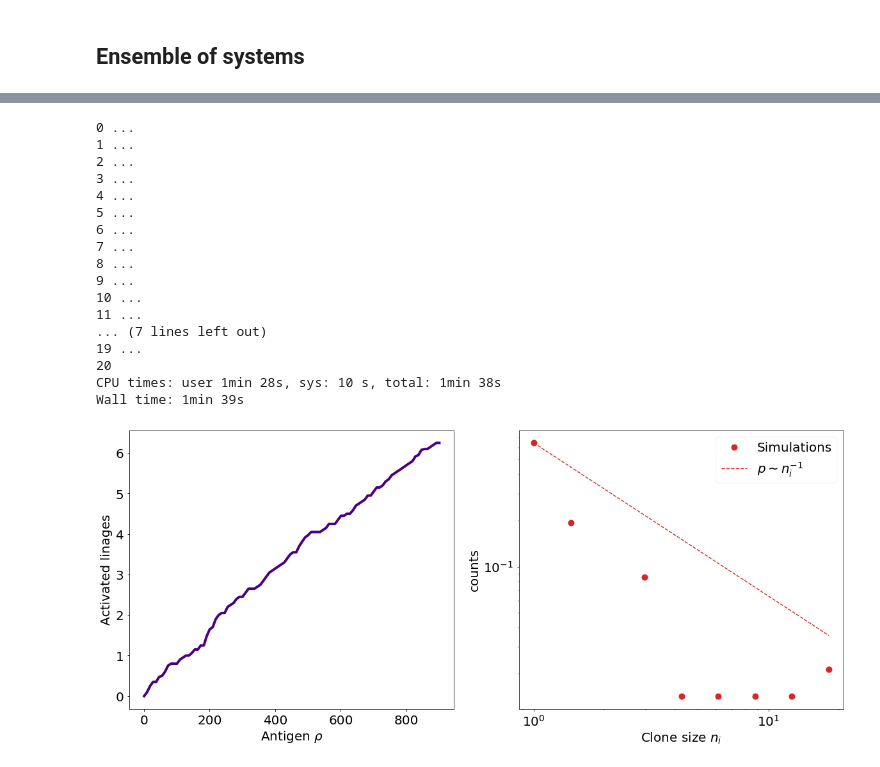
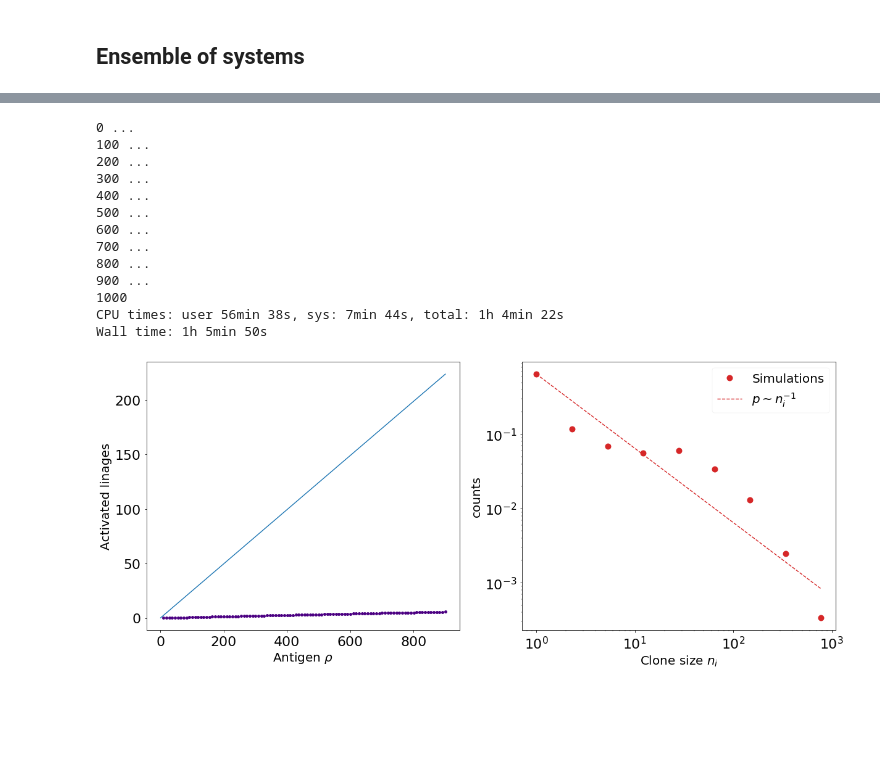
Before and after one commit to betoto008/Affinity_maturation, a Jupyter notebook: Jupyter_Notebooks/Stochastic_simulation.ipynb, the cells around one changed output, grey strips where cells are left out. Cells and saved outputs as stored; diff of their text form; code cells hidden in the pictures; blank space fills up the shorter version.

```diff
--- a/Jupyter_Notebooks/Stochastic_simulation.ipynb
+++ b/Jupyter_Notebooks/Stochastic_simulation.ipynb
@@ -157,12 +153,18 @@ Wall time: 834 µs
 # %%
 %%time
-counter = 20
+activation_time_series_rho = np.zeros(100)
+#activation_time_series_t = np.zeros(50)
+rho_new = np.linspace(1, 9e2, 100)
+#t_new = np.linspace(0, 4, 50)
+
+counter = 1000
 for i in range(counter):
     Sub_Sequences = np.random.choice(Sequences, n_linages)
     Model = Stochastic_simulation(Sequences = Sub_Sequences, n_linages=n_linages, T = T, U = U, gamma = gamma,
                                   nu = nu, R = R, beta = beta, master_Sequence_energy = 12)
     Model.Gillespie()
-    print(i, '...')
+    if(i%100==0):
+        print(i, '...')
     activated_linages_size = np.append(activated_linages_size, [Model.linages_time_series[i,-1] for i in range(n_linages) if Model.Sequences[i].active])
     activation_time_series_i = [np.sum(Model.activation_time_series[:,i]) for i in range(int(len(Model.activation_time_series[0,:])))]
     f_rho = interp1d(Model.antigen_time_series, activation_time_series_i)
@@ -175,50 +177,48 @@ activation_time_series_rho = activation_time_series_rho/counter
 print(counter)
 # %% [output]
 0 ...
-1 ...
-2 ...
-3 ...
-4 ...
-5 ...
-6 ...
-7 ...
-8 ...
-9 ...
-10 ...
-11 ...
-... (7 lines left out)
-19 ...
-20
-CPU times: user 1min 28s, sys: 10 s, total: 1min 38s
-Wall time: 1min 39s
+100 ...
+200 ...
+300 ...
+400 ...
+500 ...
+600 ...
+700 ...
+800 ...
+900 ...
+1000
+CPU times: user 56min 38s, sys: 7min 44s, total: 1h 4min 22s
+Wall time: 1h 5min 50s
 # %%
 fig, ax = plt.subplots(1,2,figsize=(20,8))
+gamma = 0.002
 
-ax[0].plot(rho_new, activation_time_series_rho, '-', ms = 5, linewidth = 4, color = 'indigo')
+ax[0].plot(rho_new, activation_time_series_rho, '.', ms = 10, linewidth = 4, color = 'indigo')
+ax[0].plot(rho_new,  U*(1/gamma)*np.exp(-gamma*(3))*rho_new)
 ax[0].set_xlabel(r'Antigen $\rho$', fontsize = 20)
 ax[0].set_ylabel(r'Activated linages', fontsize = 20)
-ax[0].tick_params(labelsize = 20)
+ax[0].tick_params(labelsize = 22)
 #ax[0].set_xscale('log')
 #ax[0].set_yscale('log')
 #ax[0].legend(loc = 0, fontsize = 20)
 
 #________________________________________________________________________________________
 data_activated_linages = np.histogram(activated_linages_size, bins = np.logspace(0,np.log10(np.max(activated_linages_size)),10))
 #ax[1].plot(data_activated_linages[1][:-1], np.cumsum(data_activated_linages[0]), marker = '.', ms = 20, linestyle = '--', linewidth = 4, color = 'tab:red')
 ax[1].plot(data_activated_linages[1][:-1], data_activated_linages[0]/np.sum(data_activated_linages[0]), marker = '.', ms = 20, linestyle = '', linewidth = 4, color = 'tab:red', label = 'Simulations')
 ax[1].plot(data_activated_linages[1][:-1], (data_activated_linages[0][0]/np.sum(data_activated_linages[0]))*(data_activated_linages[1][:-1])**(-1), linestyle = '--', color = 'tab:red', label = r'$p\sim n_i^{-1}$')
 ax[1].set_xlabel(r'Clone size $n_i$', fontsize = 20)
 ax[1].set_ylabel(r'counts', fontsize = 20)
-ax[1].tick_params(labelsize = 20)
+ax[1].tick_params(labelsize = 22)
 ax[1].set_xscale('log')
 ax[1].set_yscale('log')
 ax[1].legend(loc = 0, fontsize = 20)
 
 counter = 0
-while(os.path.isfile('../Figures/Linages_size_distribution_%d.png'%(counter))):
+while(os.path.isfile('../Figures/Linages_statistics_%d.png'%(counter))):
     counter+=1
 
-#fig.savefig('../Figures/Linages_size_distribution_%d.png'%(counter))
+#fig.savefig('../Figures/Linages_statistics_%d.png'%(counter))
 #plt.close()
 # %% [output]
-[figure, old version]
+[figure, new version]
```
Also changed, not shown: parts of 3 cells of this notebook, 3 other files.
